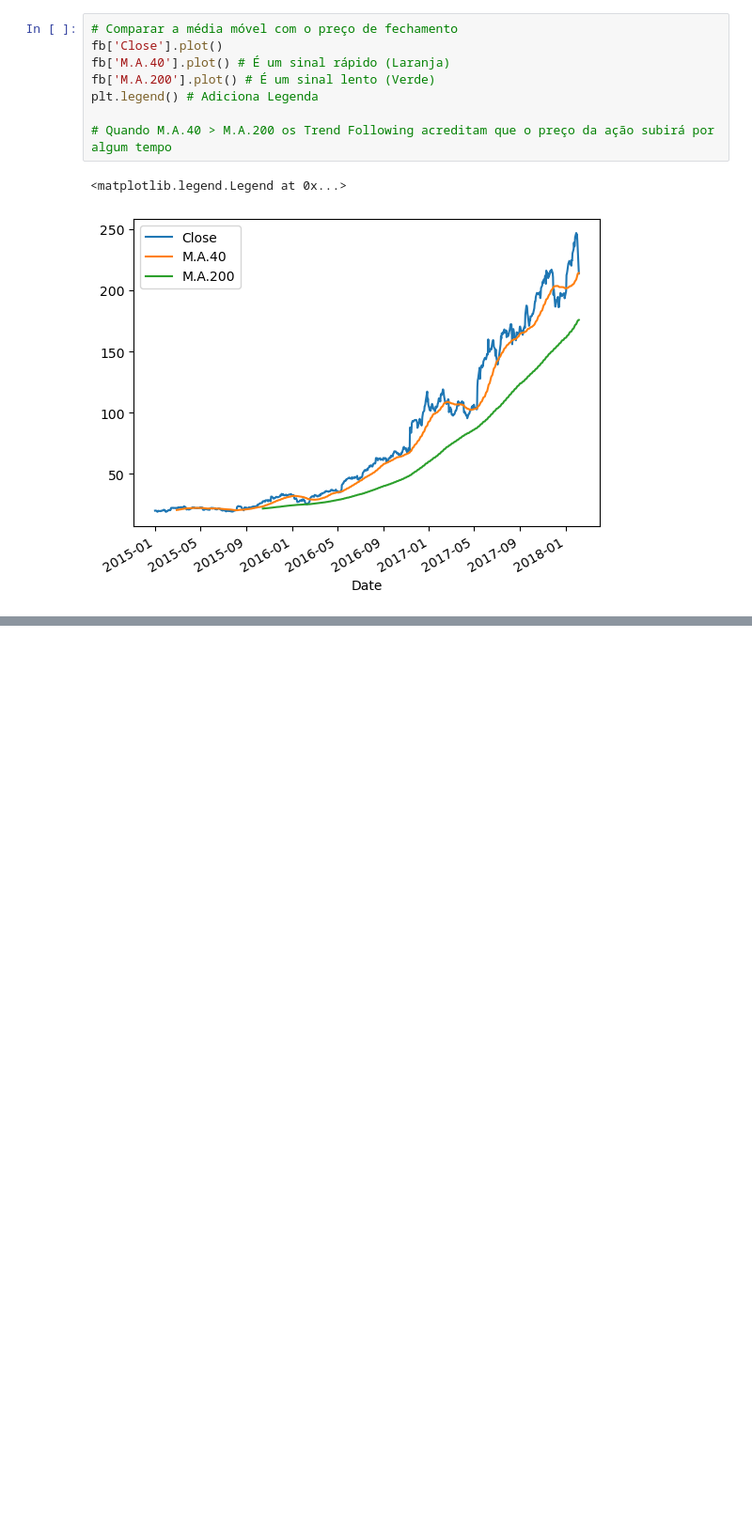
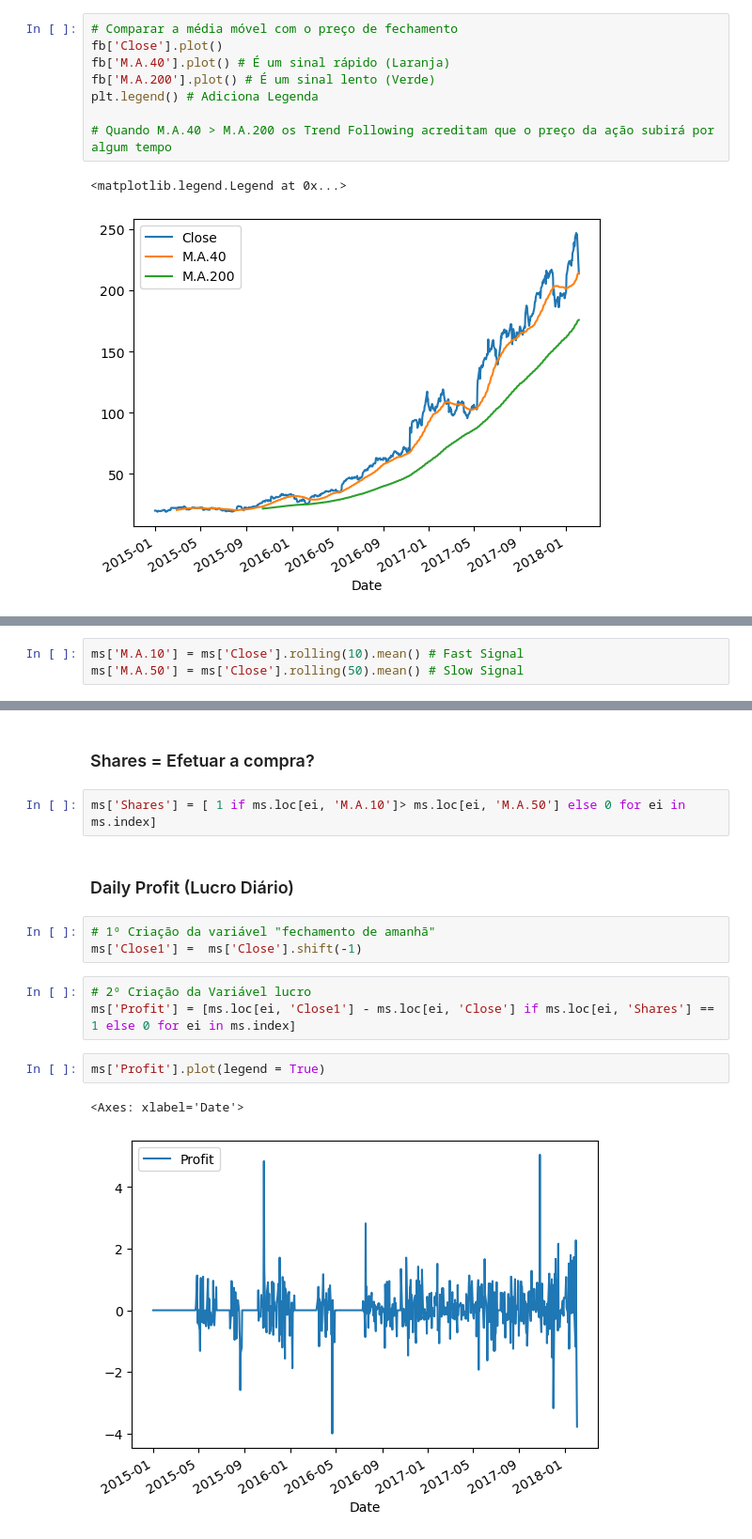
Before and after one commit to Istvan-Abner-Varga/python_analise_financeiro, a Jupyter notebook: Analise_de_Dados_Financeiros.ipynb, the cells around one changed output, grey strips where cells are left out. Shown: that part at 94% size. Drawn from its saved outputs; the diff is of its cells as text; blank space fills up the shorter version.

```diff
--- a/Analise_de_Dados_Financeiros.ipynb
+++ b/Analise_de_Dados_Financeiros.ipynb
@@ -370,0 +174,3 @@ ms['M.A.50'] = ms['Close'].rolling[50].mean() # Slow Signal
+# %%
+ms['M.A.10'] = ms['Close'].rolling(10).mean() # Fast Signal
+ms['M.A.50'] = ms['Close'].rolling(50).mean() # Slow Signal
@@ -370,0 +181,17 @@ ms['M.A.50'] = ms['Close'].rolling[50].mean() # Slow Signal
+# %% [markdown]
+### Shares = Efetuar a compra?
+# %%
+ms['Shares'] = [ 1 if ms.loc[ei, 'M.A.10']> ms.loc[ei, 'M.A.50'] else 0 for ei in ms.index]
+# %% [markdown]
+### Daily Profit (Lucro Diário)
+# %%
+# 1º Criação da variável "fechamento de amanhã"
+ms['Close1'] =  ms['Close'].shift(-1)
+# %%
+# 2º Criação da Variável lucro
+ms['Profit'] = [ms.loc[ei, 'Close1'] - ms.loc[ei, 'Close'] if ms.loc[ei, 'Shares'] == 1 else 0 for ei in ms.index]
+# %%
+ms['Profit'].plot(legend = True)
+# %% [output]
+<Axes: xlabel='Date'>
+[figure, added]
```
Also changed, not shown: parts of 53 cells of this notebook.
